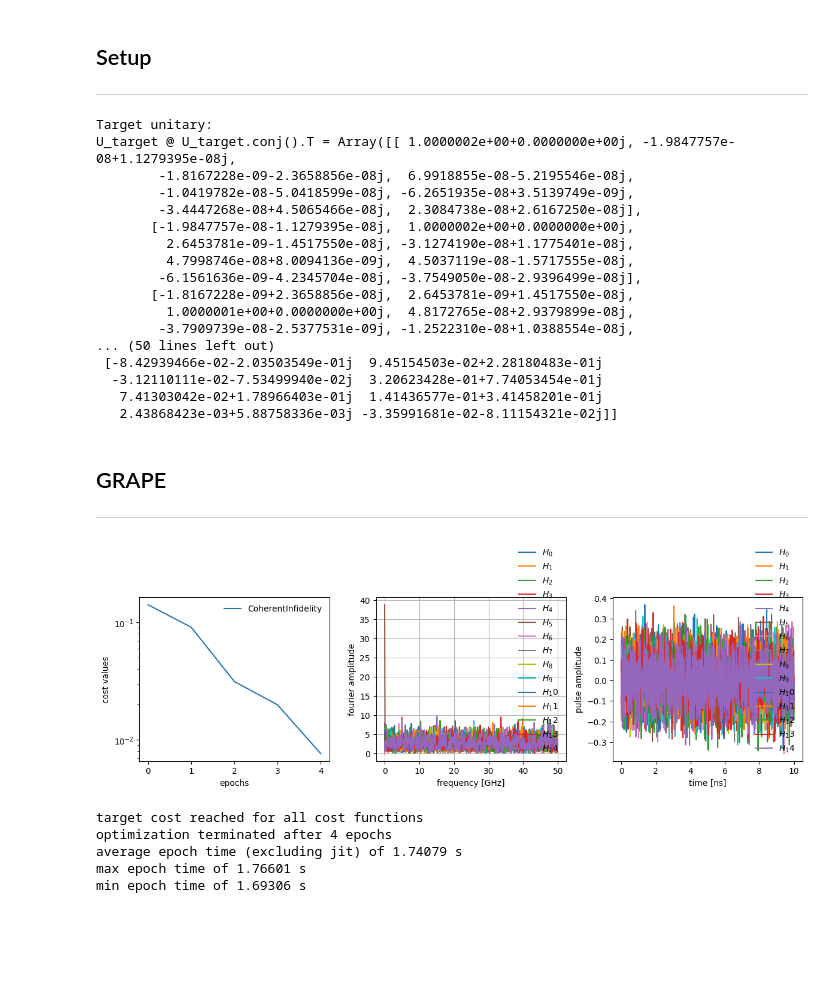
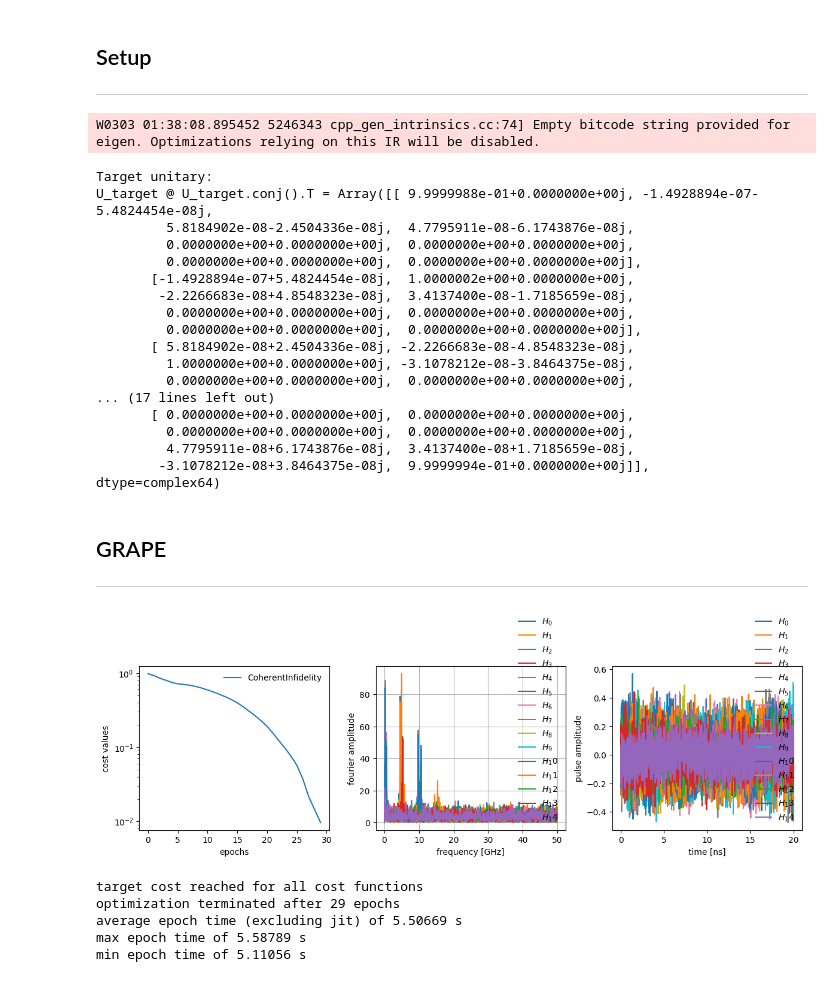
Before and after one commit to noahbraunf/GRAPE-Hamiltonian-Simulation, a Jupyter notebook: jax-sim.ipynb, the cells around one changed output. Drawn from its saved outputs; the diff is of its cells as text; code cells hidden in the pictures; blank space fills up the shorter version.

Commit message:
finished implementing optimal control finder. Currently we work on basis states. Curious about mixed initial states

```diff
--- a/jax-sim.ipynb
+++ b/jax-sim.ipynb
@@ -1,7 +1,4 @@
 # %%
-# jax-metal is broken with JAX 0.5.1+; force CPU backend
-import os
-os.environ["JAX_PLATFORMS"] = "cpu"
 
 from functools import partial
 
@@ -11,10 +8,16 @@ import jax
 from jax import Array
 from jax.random import normal, PRNGKey
 import optax
+import matplotlib.pyplot as plt
 
+# install qontrol from with:
+# pip install git+https://github.com/dkweiss31/qontrol
 import qontrol as ql
 # from qontrol.plot import plot_controls
 
+# Disable dynamiqs default tqdm progress meter to avoid JAX pure_callback issues in notebooks.
+dq.set_progress_meter(False)
+
 jax.config.update("jax_enable_x64", False)
 # %%
 d_qudit = 4
@@ -22,7 +25,7 @@ d_qubit = 2
 d_total = d_qudit * d_qubit
 
 hyperparams = {
-    "TOTAL_TIME": 10, # gate duration
+    "TOTAL_TIME": 20, # gate duration
     "DT": 0.01, # time step
     "MAX_AMP": 1.0, # max amplitude of controls
     "SEED_AMP": 0.1, # amplitude of seed pulse
@@ -219,42 +222,42 @@ def H_pwc(drive_parameters):
     return H
 # %%
 key = jax.random.PRNGKey(42)
-Z = (jax.random.normal(key, (d_total, d_total)) + 1j * jax.random.normal(key, (d_total, d_total))) / jnp.sqrt(2 * d_total) # random jnp.complex64 matrix
+Z = (jax.random.normal(key, (d_qudit, d_qudit)) + 1j * jax.random.normal(key, (d_qudit, d_qudit))) / jnp.sqrt(2 * d_qudit) # random jnp.complex64 matrix
 U, _ = jnp.linalg.qr(Z) # jnp.complex64 QR decomposition to yield an arbitrary unitary
 U = U.astype(jnp.complex64)
 
 phase = jnp.linalg.det(U)
-U_target = U * (phase.conj()) ** (1 / d_total) # fix global phase
+U = U * (phase.conj()) ** (1 / d_total) # fix global phase
+U_target = jnp.kron(jnp.eye(d_qubit), U)
 print(f"Target unitary:\n{U_target @ U_target.conj().T = }")
 assert jnp.allclose(U_target @ U_target.conj().T, jnp.eye(d_total), rtol=1e-4, atol=1e-6)
-
-print(f"Target unitary:\n{U_target}")
 # %% [output]
-Target unitary:
-U_target @ U_target.conj().T = Array([[ 1.0000002e+00+0.0000000e+00j, -1.9847757e-08+1.1279395e-08j,
-        -1.8167228e-09-2.3658856e-08j,  6.9918855e-08-5.2195546e-08j,
-        -1.0419782e-08-5.0418599e-08j, -6.2651935e-08+3.5139749e-09j,
-        -3.4447268e-08+4.5065466e-08j,  2.3084738e-08+2.6167250e-08j],
-       [-1.9847757e-08-1.1279395e-08j,  1.0000002e+00+0.0000000e+00j,
-         2.6453781e-09-1.4517550e-08j, -3.1274190e-08+1.1775401e-08j,
-         4.7998746e-08+8.0094136e-09j,  4.5037119e-08-1.5717555e-08j,
-        -6.1561636e-09-4.2345704e-08j, -3.7549050e-08-2.9396499e-08j],
-       [-1.8167228e-09+2.3658856e-08j,  2.6453781e-09+1.4517550e-08j,
-         1.0000001e+00+0.0000000e+00j,  4.8172765e-08+2.9379899e-08j,
-        -3.7909739e-08-2.5377531e-09j, -1.2522310e-08+1.0388554e-08j,
-... (50 lines left out)
- [-8.42939466e-02-2.03503549e-01j  9.45154503e-02+2.28180483e-01j
-  -3.12110111e-02-7.53499940e-02j  3.20623428e-01+7.74053454e-01j
-   7.41303042e-02+1.78966403e-01j  1.41436577e-01+3.41458201e-01j
-   2.43868423e-03+5.88758336e-03j -3.35991681e-02-8.11154321e-02j]]
+W0303 01:38:08.895452 5246343 cpp_gen_intrinsics.cc:74] Empty bitcode string provided for eigen. Optimizations relying on this IR will be disabled.
+Target unitary:
+U_target @ U_target.conj().T = Array([[ 9.9999988e-01+0.0000000e+00j, -1.4928894e-07-5.4824454e-08j,
+         5.8184902e-08-2.4504336e-08j,  4.7795911e-08-6.1743876e-08j,
+         0.0000000e+00+0.0000000e+00j,  0.0000000e+00+0.0000000e+00j,
+         0.0000000e+00+0.0000000e+00j,  0.0000000e+00+0.0000000e+00j],
+       [-1.4928894e-07+5.4824454e-08j,  1.0000002e+00+0.0000000e+00j,
+        -2.2266683e-08+4.8548323e-08j,  3.4137400e-08-1.7185659e-08j,
+         0.0000000e+00+0.0000000e+00j,  0.0000000e+00+0.0000000e+00j,
+         0.0000000e+00+0.0000000e+00j,  0.0000000e+00+0.0000000e+00j],
+       [ 5.8184902e-08+2.4504336e-08j, -2.2266683e-08-4.8548323e-08j,
+         1.0000000e+00+0.0000000e+00j, -3.1078212e-08-3.8464375e-08j,
+         0.0000000e+00+0.0000000e+00j,  0.0000000e+00+0.0000000e+00j,
+... (17 lines left out)
+       [ 0.0000000e+00+0.0000000e+00j,  0.0000000e+00+0.0000000e+00j,
+         0.0000000e+00+0.0000000e+00j,  0.0000000e+00+0.0000000e+00j,
+         4.7795911e-08+6.1743876e-08j,  3.4137400e-08+1.7185659e-08j,
+        -3.1078212e-08+3.8464375e-08j,  9.9999994e-01+0.0000000e+00j]],      dtype=complex64)
 # %%
 initial_states = [dq.basis(d_total, i) for i in range(d_total)]
 
 target_states = []
 for k in range(d_total):
-    psi0 = jnp.zeros((d_total, 1), dtype=jnp.complex64)
-    psi0 = psi0.at[k, 0].set(1)
-    target_states.append(psi0)
+    psi0 = jnp.zeros((d_total, 1), dtype=jnp.complex64).at[k, 0].set(1)
+    psi_t = U_target @ psi0
+    target_states.append(psi_t)
 # %% [markdown]
 ## GRAPE
 
@@ -262,30 +265,37 @@ for k in range(d_total):
 # %%
 model = ql.sesolve_model(H_pwc, initial_states, tsave)
 
 key = jax.random.PRNGKey(43)
 parameters = hyperparams["SEED_AMP"] * jax.random.normal(key, (n_controls, n_timesteps))
 print(f"Total parameters: {parameters.size} = {parameters.shape}")
 
 # coherent infidelity averaged all over basis states
 cost = ql.cost.coherent_infidelity(target_states=target_states, target_cost=1-hyperparams["TARGET_FIDELITY"])
 
 optimizer = optax.adam(learning_rate=hyperparams["LEARNING_RATE"], b1=0.9, b2=0.999)
 
 optimization_options = {
     'verbose': True,
     'epochs': 1000,
     'plot': True,
     'plot_period': 10,
     # 'batch_initial_parameters': True,
 }
 
-dq_options = dq.Options(save_states=True, progress_meter=None)
+dq_options = dq.Options(save_states=False, progress_meter=False)
 
-optimization_params = ql.optimize(parameters, cost, model, optimizer=optimizer, dq_options=dq_options, opt_options=optimization_options)
+optimization_params = ql.optimize(
+    parameters,
+    cost,
+    model,
+    optimizer=optimizer,
+    dq_options=dq_options,
+    opt_options=optimization_options,
+)
 # %% [output]
-[figure, old version]
+[figure, new version]
 target cost reached for all cost functions
-optimization terminated after 4 epochs
-average epoch time (excluding jit) of 1.74079 s
-max epoch time of 1.76601 s
-min epoch time of 1.69306 s
+optimization terminated after 29 epochs
+average epoch time (excluding jit) of 5.50669 s
+max epoch time of 5.58789 s
+min epoch time of 5.11056 s
```
Also changed, not shown: parts of 5 cells of this notebook.
